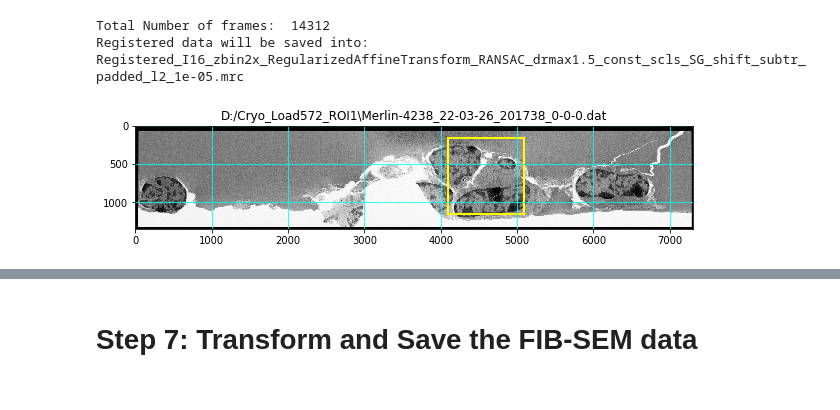
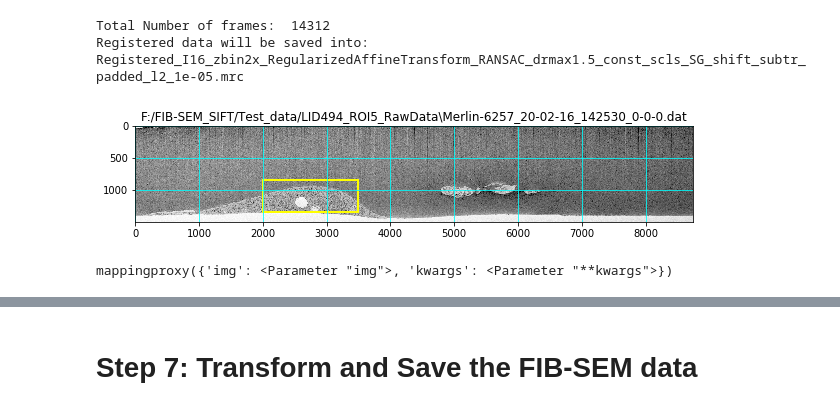
Before and after one commit to gleb-shtengel/FIB-SEM, a Jupyter notebook: Register_FIB-SEM_stack_DASK_v1.ipynb, the cells around one changed output, grey strips where cells are left out. Drawn from its saved outputs; the diff is of its cells as text; code cells hidden in the pictures.

```diff
--- a/Register_FIB-SEM_stack_DASK_v1.ipynb
+++ b/Register_FIB-SEM_stack_DASK_v1.ipynb
@@ -61,10 +64,10 @@ Open CV version:  3.4.1
 #data_dir = 'F:/LID570_ROI4a'
 #data_dir = 'D:/LID570_ROI4b'
 data_dir = 'F:/FIB-SEM_SIFT/Test_data/LID494_ROI5_RawData'
-data_dir = 'F:/FIB-SEM_SIFT/Test_data/AMST/subset'
+#data_dir = 'F:/FIB-SEM_SIFT/Test_data/AMST/subset'
 #data_dir = 'F:/FIB-SEM_SIFT/Test_data/subset1'
 #data_dir = 'F:/FIB-SEM_SIFT/Test_data/AMST/HeLa_raw'
-data_dir = 'D:/Cryo_Load572_ROI1'
+#data_dir = 'D:/Cryo_Load572_ROI1'
 
 ftype = 0   # 0 for Shan's .dat files,
             # 1 for tif files
@@ -355,14 +358,18 @@ if remove_key_points_data:
 # %%
 #evaluation_box = [250, 2000, 1450, 2650]      # optional evaluation box for defining the area over which the registration quality
 #test_dataset.show_eval_box(evaluation_box = evaluation_box, invert_data=False)
 #
 # default frames are three frames: 10% from the start, 50% from the start, and 90% from the start
 # alternatively you can set any list of frame indecis by using keyword frame_indices
 # for example:0
 # test_dataset.show_eval_box(frame_indices=[1, 100, 850], evaluation_box = evaluation_box, invert_data=False)
 #
-evaluation_box = [100, 1000, 4050, 1000]
+evaluation_box = [850, 500, 2000, 1500]
 test_dataset.show_eval_box(invert_data=False, frame_inds=[len(fls)//2], evaluation_box=evaluation_box)
 # %% [output]
-[figure, old version]
+[figure, new version]
+# %%
+inspect.signature(Single_Image_SNR).parameters
+# %% [output]
+mappingproxy({'img': <Parameter "img">, 'kwargs': <Parameter "**kwargs">})
 # %%
```
Also changed, not shown: parts of 4 cells of this notebook, 1 other file.
